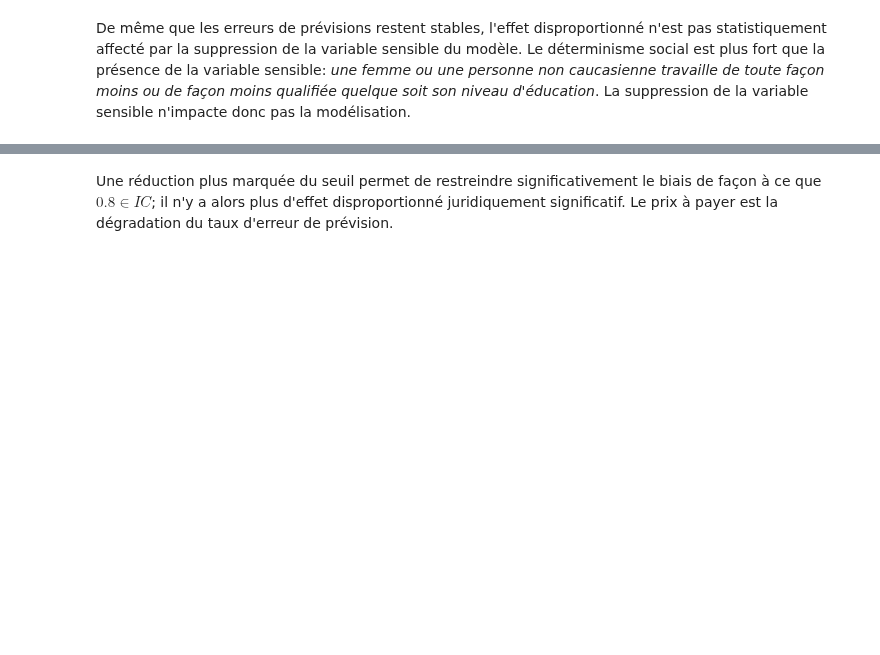
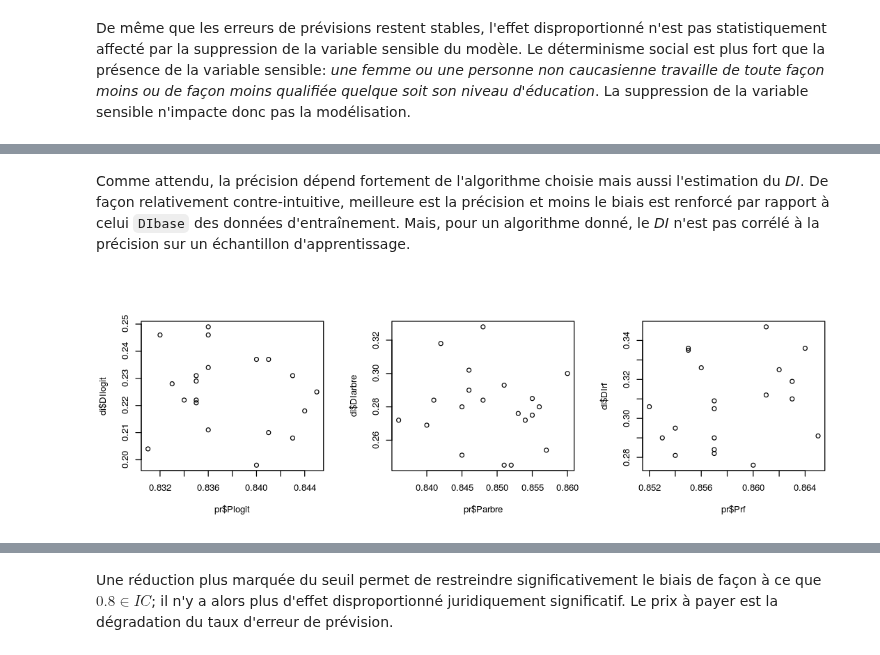
Before and after one commit to wikistat/Fair-ML-4-Ethical-AI, a Jupyter notebook: AdultCensus/AdultCensus-R-biasDetection.ipynb, the cells around one changed output, grey strips where cells are left out. Drawn from its saved outputs; the diff is of its cells as text; code cells hidden in the pictures; blank space fills up the shorter version.

```diff
--- a/AdultCensus/AdultCensus-R-biasDetection.ipynb
+++ b/AdultCensus/AdultCensus-R-biasDetection.ipynb
@@ -560,0 +640,8 @@ De même que les erreurs de prévisions restent stables, l'effet disproportionn
+# %% [markdown]
+Comme attendu, la précision dépend fortement de l'algorithme choisie mais aussi l'estimation du *DI*. De façon relativement contre-intuitive, meilleure est la précision et moins le biais est renforcé par rapport à celui `DIbase` des données d'entraînement. Mais, pour un algorithme donné, le *DI* n'est pas corrélé à la précision sur un échantillon d'apprentissage.
+# %%
+par(mfrow=c(1,3))
+options(repr.plot.width=9, repr.plot.height=3)
+plot(pr$Plogit,di$DIlogit);plot(pr$Parbre,di$DIarbre);plot(pr$Prf,di$DIrf)
+# %% [output]
+[figure, added]
```
Also changed, not shown: parts of 28 cells of this notebook, 3 other files.
